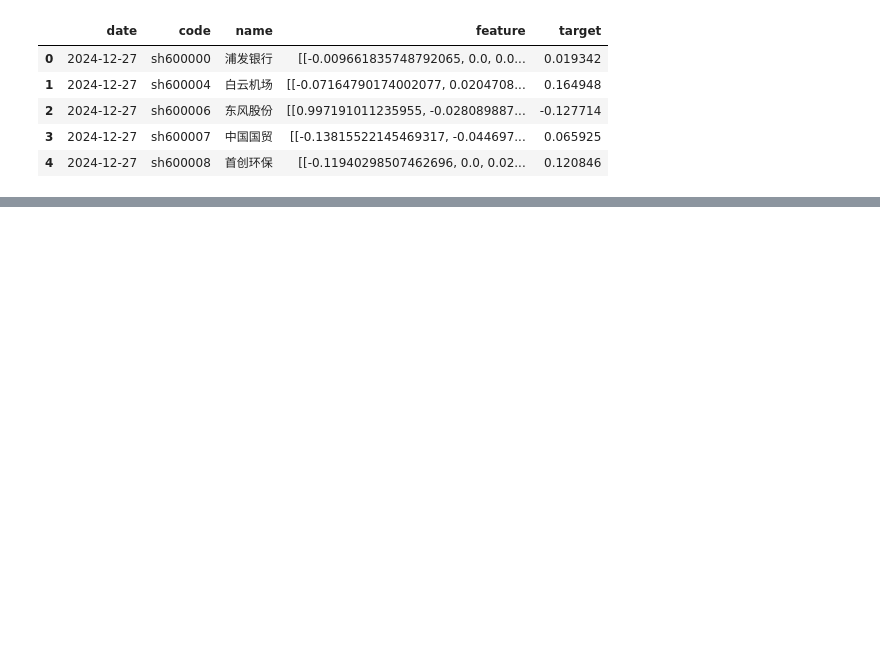
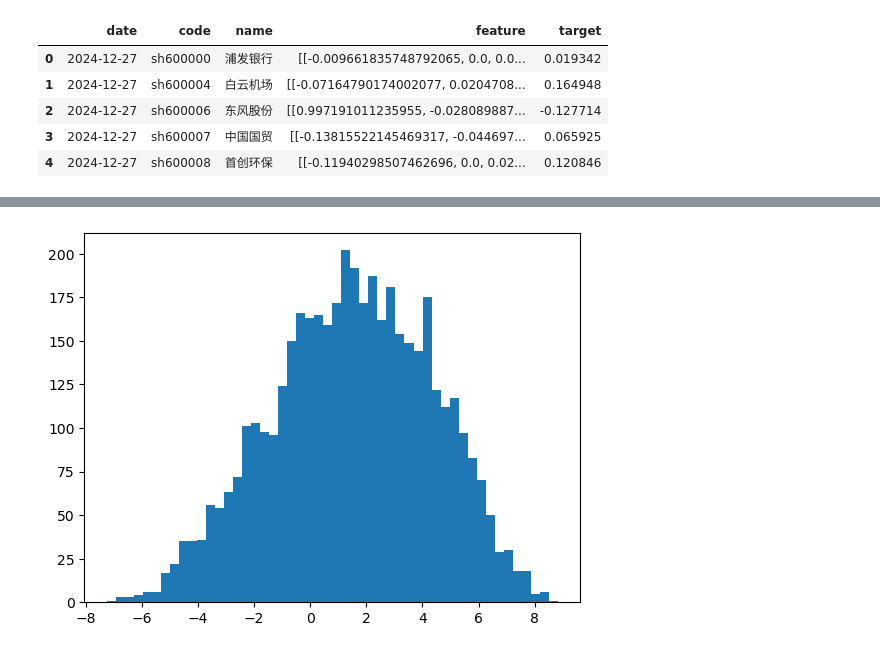
Before and after one commit to txdas/biotech, a Jupyter notebook: notebook/stock/akshare_light.ipynb, the cells around one changed output, grey strips where cells are left out. Saved outputs shown, nothing was run; the diff lists cells and outputs as text; code cells hidden in the pictures; blank space fills up the shorter version.

```diff
--- a/notebook/stock/akshare_light.ipynb
+++ b/notebook/stock/akshare_light.ipynb
@@ -214,0 +245,5 @@ L.__version__
+# %%
+plt.hist(pdf["prediction"], bins=50)
+plt.show()
+# %% [output]
+[figure, added]
```
Also changed, not shown: parts of 5 cells of this notebook, 1 other file.
